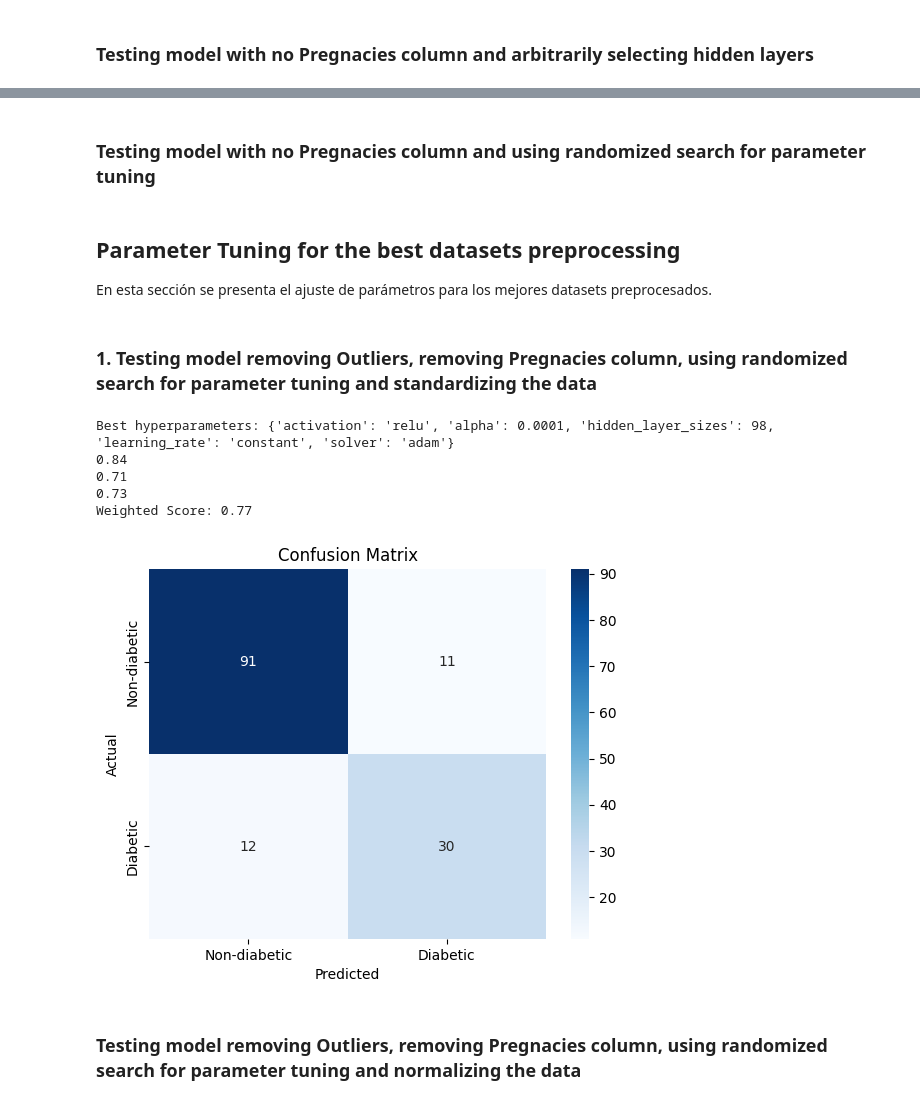
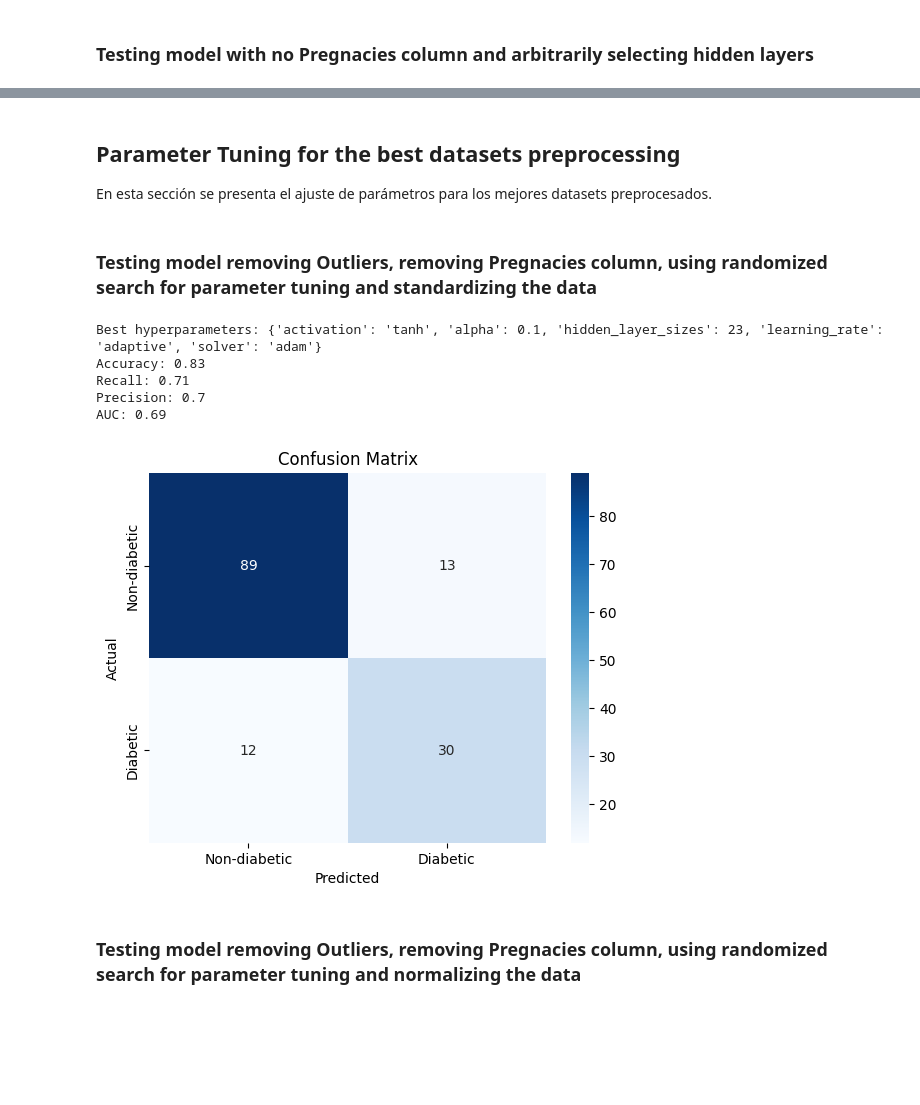
Before and after one commit to TheCsarbeat/proyecto1-IA, a Jupyter notebook: nn.ipynb, the cells around one changed output, grey strips where cells are left out. Cells and saved outputs as stored; diff of their text form; code cells hidden in the pictures; blank space fills up the shorter version.

```diff
--- a/nn.ipynb
+++ b/nn.ipynb
@@ -570,9 +577,9 @@ precision = precision_score(y_test, y_pred)
 print("Accuracy:", round(accuracy, 2))
 print("Recall:", round(recall, 2))
 print("Precision:", round(precision, 2))
-print("Weighted Score:", round(calculate_weighted_score(accuracy, recall, precision), 2))
+print("AUC:", round(calculate_auc(nn_model, X_test, y_test), 2))
 
-nn_metrics.append(["No outliers, No Pregnancies dataset, standardized", accuracy, precision, recall, calculate_weighted_score(accuracy, recall, precision)])
+nn_metrics.append(["No outliers, No Pregnancies dataset, standardized", accuracy, precision, recall, calculate_auc(nn_model, X_test, y_test)])
 
 plot_confusion_matrix(y_test, y_pred)
 # %% [output]
@@ -696,12 +713,12 @@ accuracy = accuracy_score(y_test, y_pred)
 recall = recall_score(y_test, y_pred)
 precision = precision_score(y_test, y_pred)
 
-print(round(accuracy, 2))
-print(round(recall, 2))
-print(round(precision, 2))
-print("Weighted Score:", round(calculate_weighted_score(accuracy, recall, precision), 2))
+print("Accuracy:", round(accuracy, 2))
+print("Recall:", round(recall, 2))
+print("Precision:", round(precision, 2))
+print("AUC:", round(calculate_auc(nn_model, X_test, y_test), 2))
 
-nn_metrics.append(["No Pregnancies dataset, Oversampling", accuracy, precision, recall, calculate_weighted_score(accuracy, recall, precision)])
+nn_metrics.append(["No Pregnancies dataset, Oversampling", accuracy, precision, recall, calculate_auc(nn_model, X_test, y_test)])
 
 plot_confusion_matrix(y_test, y_pred)
 # %% [output]
@@ -733,12 +750,12 @@ accuracy = accuracy_score(y_test, y_pred)
 recall = recall_score(y_test, y_pred)
 precision = precision_score(y_test, y_pred)
 
-print(round(accuracy, 2))
-print(round(recall, 2))
-print(round(precision, 2))
-print("Weighted Score:", round(calculate_weighted_score(accuracy, recall, precision), 2))
+print("Accuracy:", round(accuracy, 2))
+print("Recall:", round(recall, 2))
+print("Precision:", round(precision, 2))
+print("AUC:", round(calculate_auc(nn_model, X_test, y_test), 2))
 
-nn_metrics.append(["No Pregnancies dataset, Undersampling", accuracy, precision, recall, calculate_weighted_score(accuracy, recall, precision)])
+nn_metrics.append(["No Pregnancies dataset, Undersampling", accuracy, precision, recall, calculate_auc(nn_model, X_test, y_test)])
 
 plot_confusion_matrix(y_test, y_pred)
 # %% [output]
@@ -765,12 +782,12 @@ accuracy = accuracy_score(y_test, y_pred)
 recall = recall_score(y_test, y_pred)
 precision = precision_score(y_test, y_pred)
 
-print(round(accuracy, 2))
-print(round(recall, 2))
-print(round(precision, 2))
-print("Weighted Score:", round(calculate_weighted_score(accuracy, recall, precision), 2))
+print("Accuracy:", round(accuracy, 2))
+print("Recall:", round(recall, 2))
+print("Precision:", round(precision, 2))
+print("AUC:", round(calculate_auc(nn_model, X_test, y_test), 2))
 
-nn_metrics.append(["No Pregnancies dataset, 2 hidden layers", accuracy, precision, recall, calculate_weighted_score(accuracy, recall, precision)])
+nn_metrics.append(["No Pregnancies dataset, 2 hidden layers", accuracy, precision, recall, calculate_auc(nn_model, X_test, y_test)])
 
 plot_confusion_matrix(y_test, y_pred)
 # %% [output]
@@ -781,11 +798,9 @@ Weighted Score: 0.58
 [figure]
-# %% [markdown]
-### Testing model with no Pregnacies column and using randomized search for parameter tuning
 # %% [markdown]
 ## Parameter Tuning for the best datasets preprocessing
 En esta sección se presenta el ajuste de parámetros para los mejores datasets preprocesados.
 # %% [markdown]
-### 1. Testing model removing Outliers, removing Pregnacies column, using randomized search for parameter tuning and standardizing the data
+### Testing model removing Outliers, removing Pregnacies column, using randomized search for parameter tuning and standardizing the data
 # %%
 from sklearn.model_selection import RandomizedSearchCV
 from scipy.stats import randint
@@ -812,44 +827,44 @@ param_dist = {
     'alpha': [0.0001, 0.001, 0.01, 0.1],  # Regularization parameter
     'learning_rate': ['constant', 'invscaling', 'adaptive']  # Learning rate schedules
 }
 
 # Create the preprocessing pipeline
 # You can choose either StandardScaler or MinMaxScaler
 scaler_std = StandardScaler()
 X_train_std = scaler_std.fit_transform(X_train)
 X_test_std = scaler_std.transform(X_test)
 
 # Create the randomized search object with the pipeline
 random_search = RandomizedSearchCV(MLPClassifier(random_state=42), param_distributions=param_dist, n_iter=100, cv=5, scoring='f1', n_jobs=-1)
 
 # Perform the randomized search
 random_search.fit(X_train_std, y_train)
 
 # Print the best hyperparameters
 print("Best hyperparameters:", random_search.best_params_)
 
 # Evaluate the model with the best hyperparameters
 best_model = random_search.best_estimator_
 y_pred = best_model.predict(X_test_std)
 accuracy = accuracy_score(y_test, y_pred)
 recall = recall_score(y_test, y_pred)
 precision = precision_score(y_test, y_pred)
 
-print(round(accuracy, 2))
-print(round(recall, 2))
-print(round(precision, 2))
-print("Weighted Score:", round(calculate_weighted_score(accuracy, recall, precision), 2))
+print("Accuracy:", round(accuracy, 2))
+print("Recall:", round(recall, 2))
+print("Precision:", round(precision, 2))
+print("AUC:", round(calculate_auc(best_model, X_test, y_test), 2))
 
-nn_metrics.append(["No Outliers, No Pregnancies dataset, standardized, RandomizedSearchCV", accuracy, precision, recall, calculate_weighted_score(accuracy, recall, precision)])
+nn_metrics.append(["No Outliers, No Pregnancies dataset, standardized, RandomizedSearchCV", accuracy, precision, recall, calculate_auc(best_model, X_test, y_test)])
 
 plot_confusion_matrix(y_test, y_pred)
 # %% [output]
-Best hyperparameters: {'activation': 'relu', 'alpha': 0.0001, 'hidden_layer_sizes': 98, 'learning_rate': 'constant', 'solver': 'adam'}
-0.84
-0.71
-0.73
-Weighted Score: 0.77
+Best hyperparameters: {'activation': 'tanh', 'alpha': 0.1, 'hidden_layer_sizes': 23, 'learning_rate': 'adaptive', 'solver': 'adam'}
+Accuracy: 0.83
+Recall: 0.71
+Precision: 0.7
+AUC: 0.69
-[figure, old version]
+[figure, new version]
 # %% [markdown]
 ### Testing model removing Outliers, removing Pregnacies column, using randomized search for parameter tuning and normalizing the data
 # %%
```
Also changed, not shown: parts of 25 cells of this notebook.
